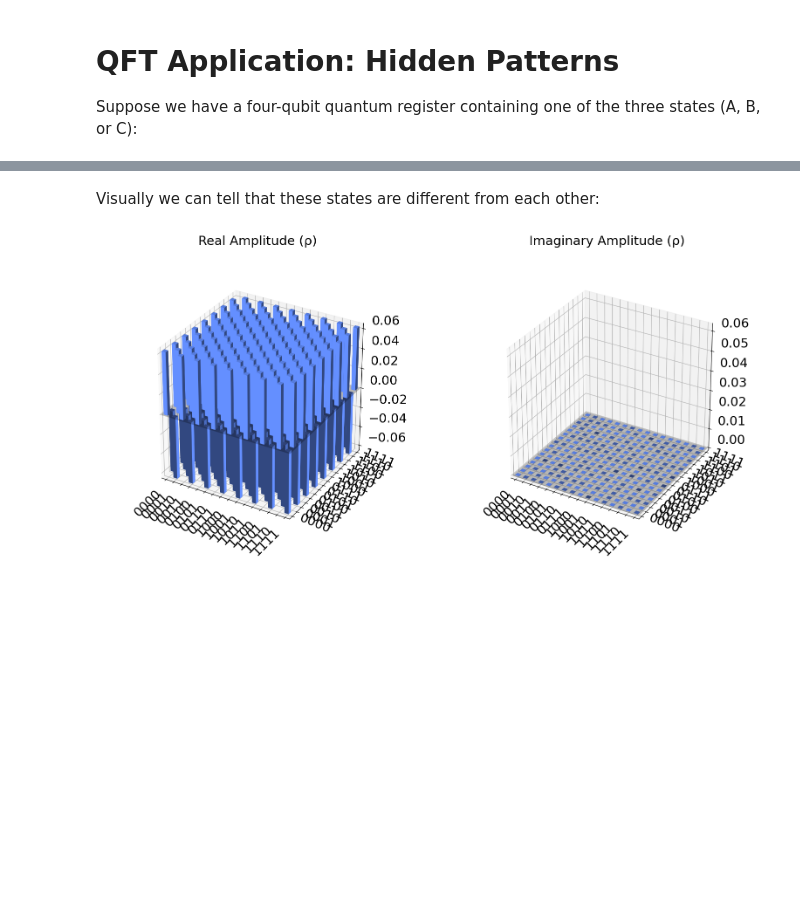
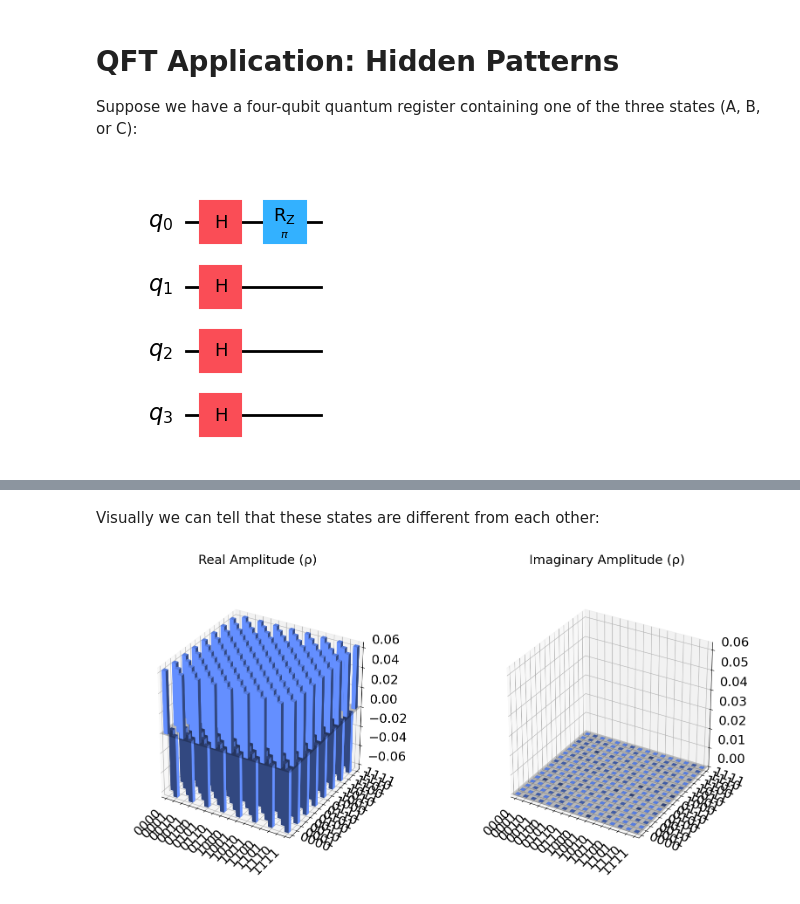
Before and after one commit to NicolaAssolini98/QuantumLab, a Jupyter notebook: Lab5/2_HiddenPatterns.ipynb, the cells around one changed output, grey strips where cells are left out. Drawn from its saved outputs; the diff is of its cells as text; code cells hidden in the pictures; blank space fills up the shorter version.

```diff
--- a/Lab5/2_HiddenPatterns.ipynb
+++ b/Lab5/2_HiddenPatterns.ipynb
@@ -14,10 +14,15 @@ sampler = Sampler()
 # %%
 def sig_a():
     A = QuantumCircuit(4, name='prepare A')
     for i in range(4):
         A.h(i)
     A.rz(math.radians(180), 0)
     return A
+
+c = sig_a()
+c.draw('mpl')
+# %% [output]
+[figure, added]
 # %%
 def sig_b():
     B = QuantumCircuit(4, name='prepare B')
```
Also changed, not shown: parts of 4 cells of this notebook, 8 other files.
